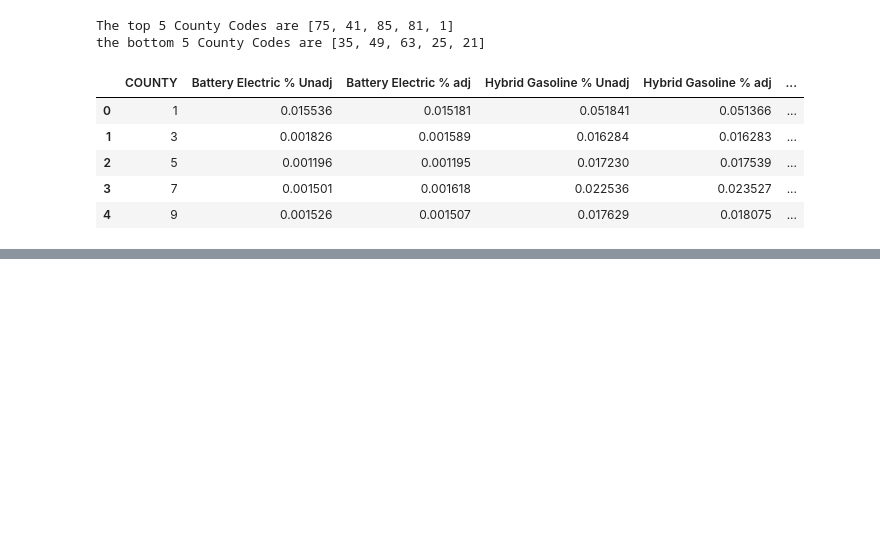
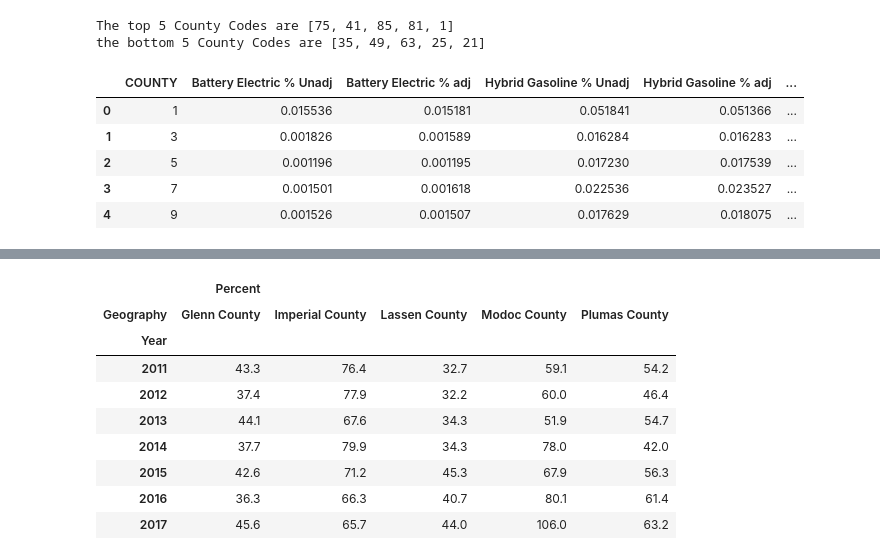
Before and after one commit to Megaexoplanet/electric_car_effects_pollution, a Jupyter notebook: code/ev.ipynb, the cells around one changed output, grey strips where cells are left out. Saved outputs shown, nothing was run; the diff lists cells and outputs as text; code cells hidden in the pictures; blank space fills up the shorter version.

```diff
--- a/code/ev.ipynb
+++ b/code/ev.ipynb
@@ -246,0 +303,4 @@ ed = pd.read_csv(file)
+# %%
+#Pulling out lowest 5 counties for EVs
+low_5_ed = reduced[reduced.COUNTY.isin(low_5_count)].drop(columns = 'COUNTY')
+low_5_ed.head(5)
@@ -246,0 +314,16 @@ ed = pd.read_csv(file)
+# %%
+#Changing data to pivot, for easier graphing
+pivot_high=top_5_ed.pivot(index='Year',columns='Geography')
+pivot_low = low_5_ed.pivot(index = 'Year', columns = 'Geography')
+pivot_low
+# %% [output]
+|  | Percent |  |  |  |  |
+| Geography | Glenn County | Imperial County | Lassen County | Modoc County | Plumas County |
+| Year |  |  |  |  |  |
+| 2011 | 43.3 | 76.4 | 32.7 | 59.1 | 54.2 |
+| 2012 | 37.4 | 77.9 | 32.2 | 60.0 | 46.4 |
+| 2013 | 44.1 | 67.6 | 34.3 | 51.9 | 54.7 |
+| 2014 | 37.7 | 79.9 | 34.3 | 78.0 | 42.0 |
+| 2015 | 42.6 | 71.2 | 45.3 | 67.9 | 56.3 |
+| 2016 | 36.3 | 66.3 | 40.7 | 80.1 | 61.4 |
+| 2017 | 45.6 | 65.7 | 44.0 | 106.0 | 63.2 |
```
Also changed, not shown: parts of 6 cells of this notebook, 1 other file.
